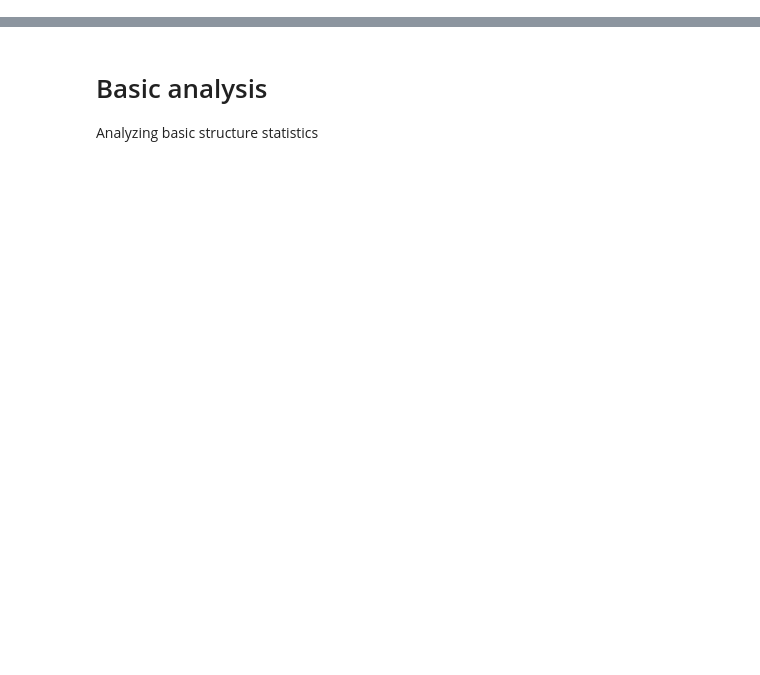
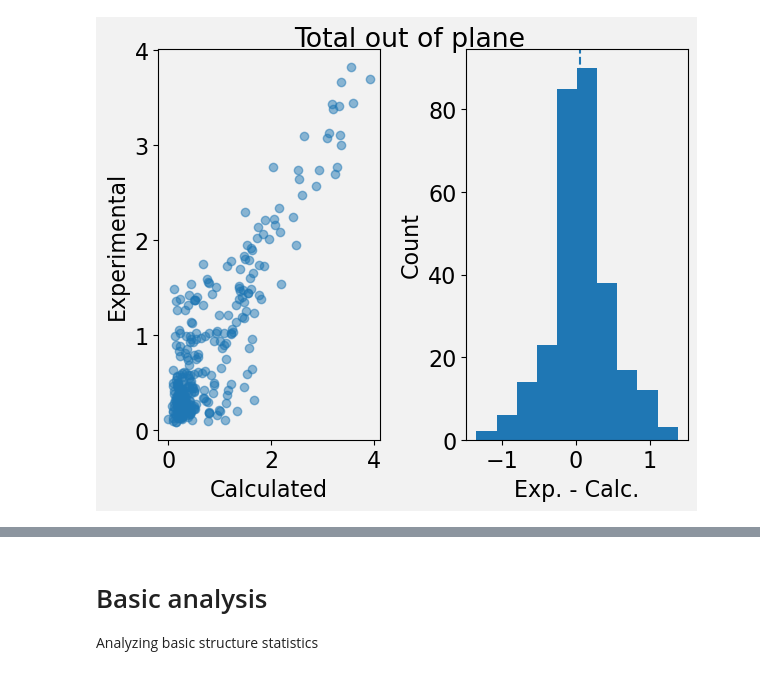
Before and after one commit to ajr15/PorCrystalStructures, a Jupyter notebook: src/notebooks/main.ipynb, the cells around one changed output, grey strips where cells are left out. Drawn from its saved outputs; the diff is of its cells as text; code cells hidden in the pictures; blank space fills up the shorter version.

```diff
--- a/src/notebooks/main.ipynb
+++ b/src/notebooks/main.ipynb
@@ -110,0 +196,39 @@ def pie_chart(infodict: dict, figsize=(6, 3), fontsize=12):
+# %%
+def fetch_geo_data(property_name: str, units: str) -> pd.DataFrame:
+    """Fetch all the geo data from the database. as a list. note that the lists from different sources are comparable."""
+    # Step 3: Fetch ORCA and CRYSTAL values for these ids
+    orca_df = pd.DataFrame(
+        session.execute("SELECT structure, property, value FROM structure_properties WHERE structure IN (SELECT id FROM structures WHERE NOT orca_out ISNULL) AND source='porphystruct-orca' AND property LIKE '%{}%' AND units='{}'".format(property_name, units)),
+        columns=["structure", "property", "value"]
+    )
+
+    crystal_df = pd.DataFrame(
+        session.execute("SELECT structure, property, value FROM structure_properties WHERE structure IN (SELECT id FROM structures WHERE NOT orca_out ISNULL) AND source='porphystruct-crystal' AND property LIKE '%{}%' AND units='{}'".format(property_name, units)),
+        columns=["structure", "property", "value"]
+    )
+
+    merged = pd.merge(
+        orca_df,
+        crystal_df,
+        on=["structure", "property"],
+        how="outer"
+    ).sort_values(by=["structure", "property"]).reset_index(drop=True).rename(columns={"value_x": "dft", "value_y": "crystal"})
+    return merged
+
+def comparision_plot(df: pd.DataFrame, title: str=""):
+    fig, axs = plt.subplots(ncols=2)
+    plt.tight_layout()
+    axs[0].scatter(df["dft"], df["crystal"], alpha=0.5)
+    axs[0].set_xlabel("Calculated")
+    axs[0].set_ylabel("Experimental")
+    diff = df["crystal"] - df["dft"]
+    axs[1].hist(diff)
+    axs[1].axvline(x=diff.median(), linestyle="--", color="gray")
+    axs[1].set_xlabel("Exp. - Calc.")
+    axs[1].set_ylabel("Count")
+    fig.suptitle(title)
+# %%
+df = fetch_geo_data("total out of plane (exp)", "A")
+comparision_plot(df, title="Total out of plane")
+# %% [output]
+[figure, added]
```
Also changed, not shown: parts of 66 cells of this notebook, 14 other files.
